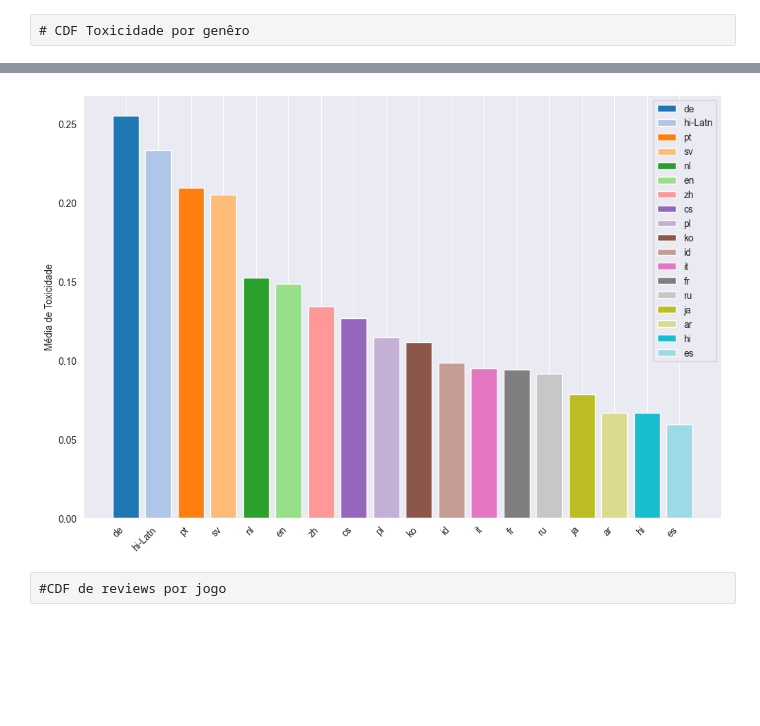
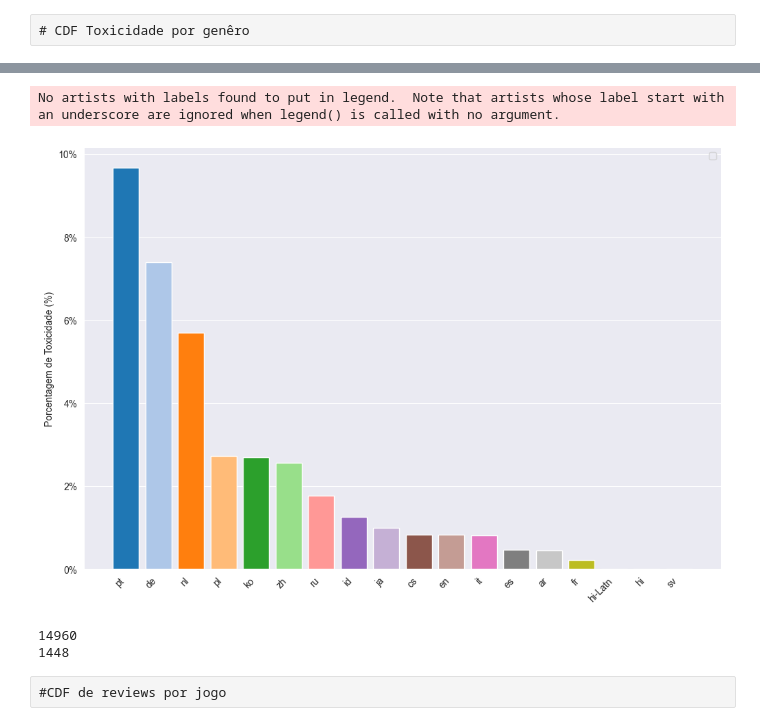
Before and after one commit to marcusguerra/Metacritic-Review-Bomb, a Jupyter notebook: Jogos.ipynb, the cells around one changed output, grey strips where cells are left out. Cells and saved outputs as stored; diff of their text form; code cells hidden in the pictures; blank space fills up the shorter version.

```diff
--- a/Jogos.ipynb
+++ b/Jogos.ipynb
@@ -279,26 +246,41 @@ No artists with labels found to put in legend.  Note that artists whose label st
 # %%
 #comentários tóxicos por linguagem
-language_mean_toxicity = dfUsuarios.groupby('Language')['Toxicity'].mean().sort_values(ascending=False)
+dfLanguage = dfUsuarios
+dfLanguage['Toxicity'] = np.where(dfUsuarios['Toxicity'] > 0.7, 1, 0)
 
-# Plotando o gráfico de barras
+language_mean_toxicity = dfLanguage.groupby('Language')['Toxicity'].mean().sort_values(ascending=False) * 100
+
+# Plotando o histograma
 plt.figure(figsize=(12, 8))
 colors = plt.cm.tab20(np.linspace(0, 1, len(language_mean_toxicity)))
 bars = plt.bar(language_mean_toxicity.index, language_mean_toxicity, color=colors)
 
 # Adicionando título e rótulos
-plt.ylabel('Média de Toxicidade')
+plt.ylabel('Porcentagem de Toxicidade (%)')
 
-# Adicionando uma legenda
-for bar, color, label in zip(bars, colors, language_mean_toxicity.index):
-    bar.set_label(label)
+# Formatando o eixo Y para mostrar porcentagem com três casas decimais
+plt.gca().yaxis.set_major_formatter(plt.FuncFormatter(lambda x, _: f'{x:.0f}%'))
+
+# Adicionando uma legenda (se necessário)
+# for bar, color, label in zip(bars, colors, language_mean_toxicity.index):
+#     bar.set_label(label)
 
 plt.legend()
 plt.xticks(rotation=45, ha='right')
-plt.grid(axis='y')
+plt.grid(axis='x')
 
 plt.show()
 # %% [output]
+No artists with labels found to put in legend.  Note that artists whose label start with an underscore are ignored when legend() is called with no argument.
-[figure, old version]
+[figure, new version]
+# %%
+dfPT = dfLanguage[dfLanguage['Language'] == 'pt']
+
+print(len(dfPT))
+print(len(dfPT[dfPT['Toxicity'] == 1]))
+# %% [output]
+14960
+1448
 # %% [raw]
 #CDF de reviews por jogo
 # %%
```
Also changed, not shown: parts of 9 cells of this notebook.
